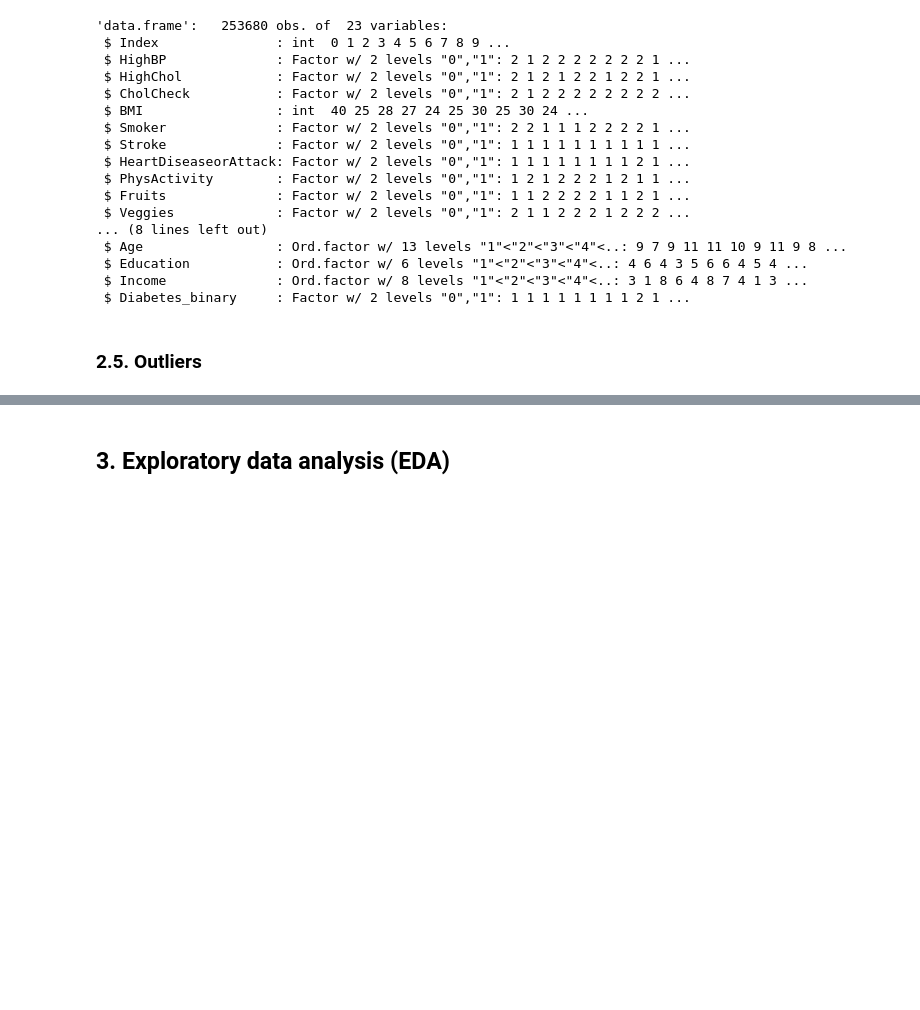
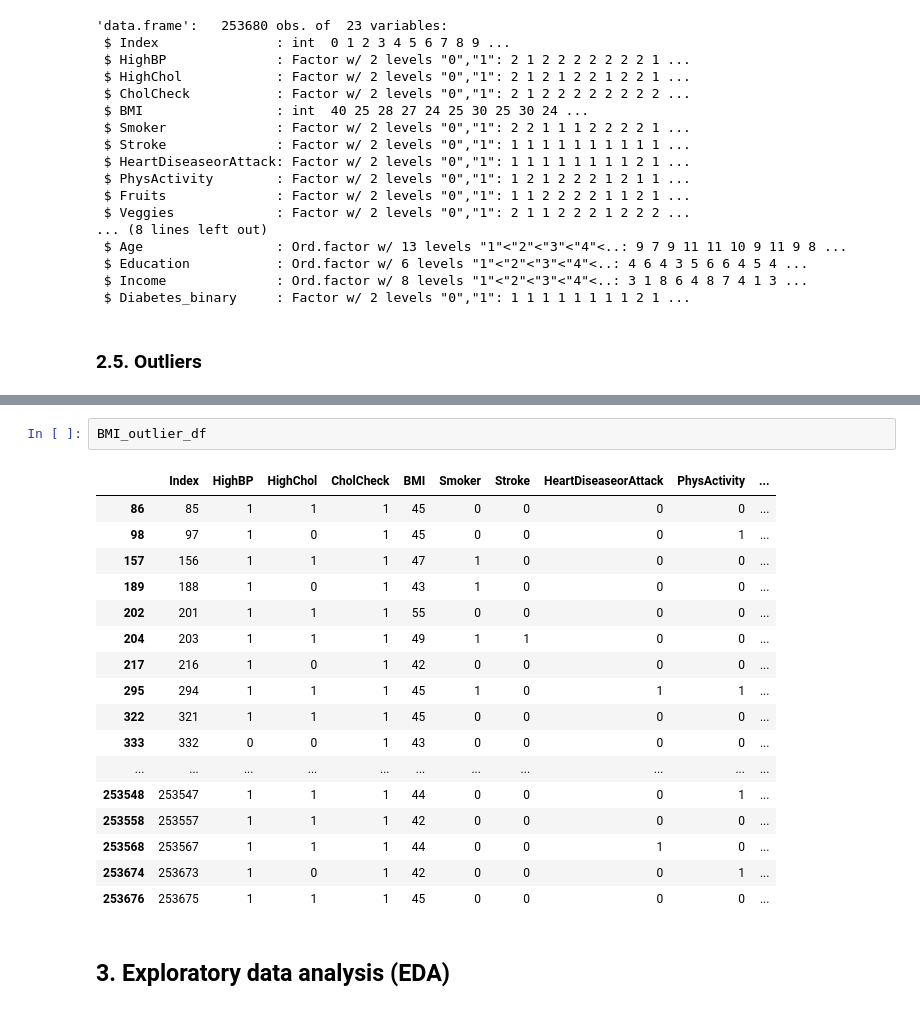
Before and after one commit to DucTrung1802/DS, a Jupyter notebook: GLM_Report/diabetes_analysis.ipynb, the cells around one changed output, grey strips where cells are left out. Drawn from its saved outputs; the diff is of its cells as text; blank space fills up the shorter version.

Commit message:
CHECKPOINT: GLM Report - 6
analyse BMI

```diff
--- a/GLM_Report/diabetes_analysis.ipynb
+++ b/GLM_Report/diabetes_analysis.ipynb
@@ -196,3 +228,23 @@ str(df)
+# %%
+BMI_outlier_df
+# %% [output]
+|  | Index | HighBP | HighChol | CholCheck | BMI | Smoker | Stroke | HeartDiseaseorAttack | PhysActivity | ... |
+| 86 | 85 | 1 | 1 | 1 | 45 | 0 | 0 | 0 | 0 | ... |
+| 98 | 97 | 1 | 0 | 1 | 45 | 0 | 0 | 0 | 1 | ... |
+| 157 | 156 | 1 | 1 | 1 | 47 | 1 | 0 | 0 | 0 | ... |
+| 189 | 188 | 1 | 0 | 1 | 43 | 1 | 0 | 0 | 0 | ... |
+| 202 | 201 | 1 | 1 | 1 | 55 | 0 | 0 | 0 | 0 | ... |
+| 204 | 203 | 1 | 1 | 1 | 49 | 1 | 1 | 0 | 0 | ... |
+| 217 | 216 | 1 | 0 | 1 | 42 | 0 | 0 | 0 | 0 | ... |
+| 295 | 294 | 1 | 1 | 1 | 45 | 1 | 0 | 1 | 1 | ... |
+| 322 | 321 | 1 | 1 | 1 | 45 | 0 | 0 | 0 | 0 | ... |
+| 333 | 332 | 0 | 0 | 1 | 43 | 0 | 0 | 0 | 0 | ... |
+| ... | ... | ... | ... | ... | ... | ... | ... | ... | ... | ... |
+| 253548 | 253547 | 1 | 1 | 1 | 44 | 0 | 0 | 0 | 1 | ... |
+| 253558 | 253557 | 1 | 1 | 1 | 42 | 0 | 0 | 0 | 0 | ... |
+| 253568 | 253567 | 1 | 1 | 1 | 44 | 0 | 0 | 1 | 0 | ... |
+| 253674 | 253673 | 1 | 0 | 1 | 42 | 0 | 0 | 0 | 1 | ... |
+| 253676 | 253675 | 1 | 1 | 1 | 45 | 0 | 0 | 0 | 0 | ... |
 # %% [markdown]
 ## 3. Exploratory data analysis (EDA)
 # %% [markdown]
```
Also changed, not shown: parts of 11 cells of this notebook.
